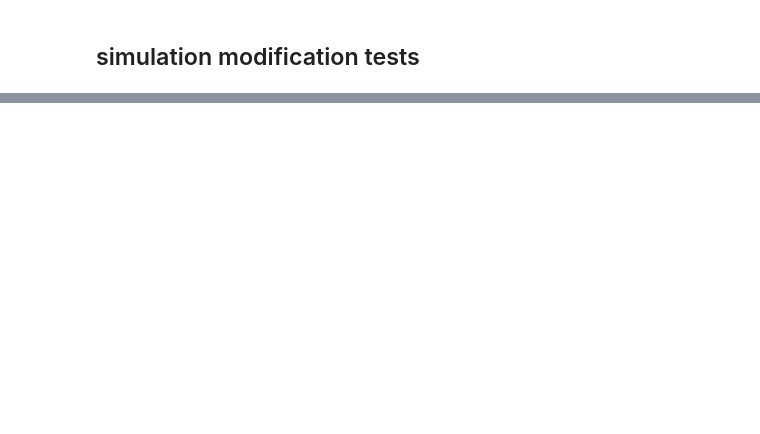
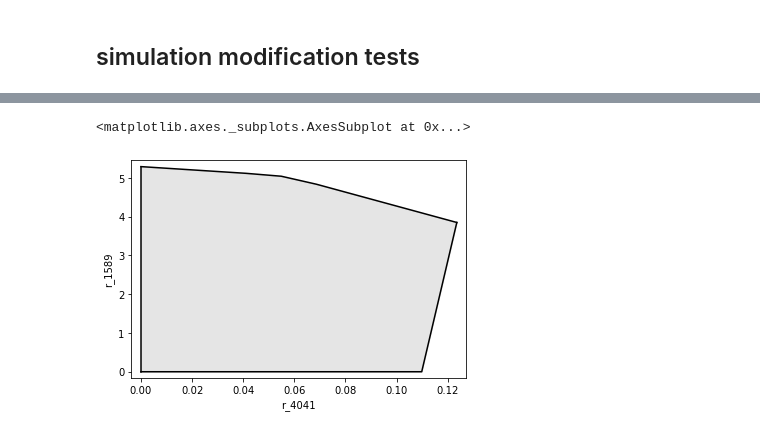
Before and after one commit to ruigomesbioinf/2-PEopt, a Jupyter notebook: src/data_processing.ipynb, the cells around one changed output, grey strips where cells are left out. Cells and saved outputs as stored; diff of their text form; code cells hidden in the pictures; blank space fills up the shorter version.

```diff
--- a/src/data_processing.ipynb
+++ b/src/data_processing.ipynb
@@ -139,0 +203,5 @@ sim.simulate(constraints=constraints).find("r_1589")
+# %%
+plot_flux_envelope(sim,BIOMASS_ID,PRODUCT_ID,constraints = lista_reaction_constraints[2])
+# %% [output]
+<matplotlib.axes._subplots.AxesSubplot at 0x...>
+[figure, added]
```
Also changed, not shown: parts of 29 cells of this notebook.
